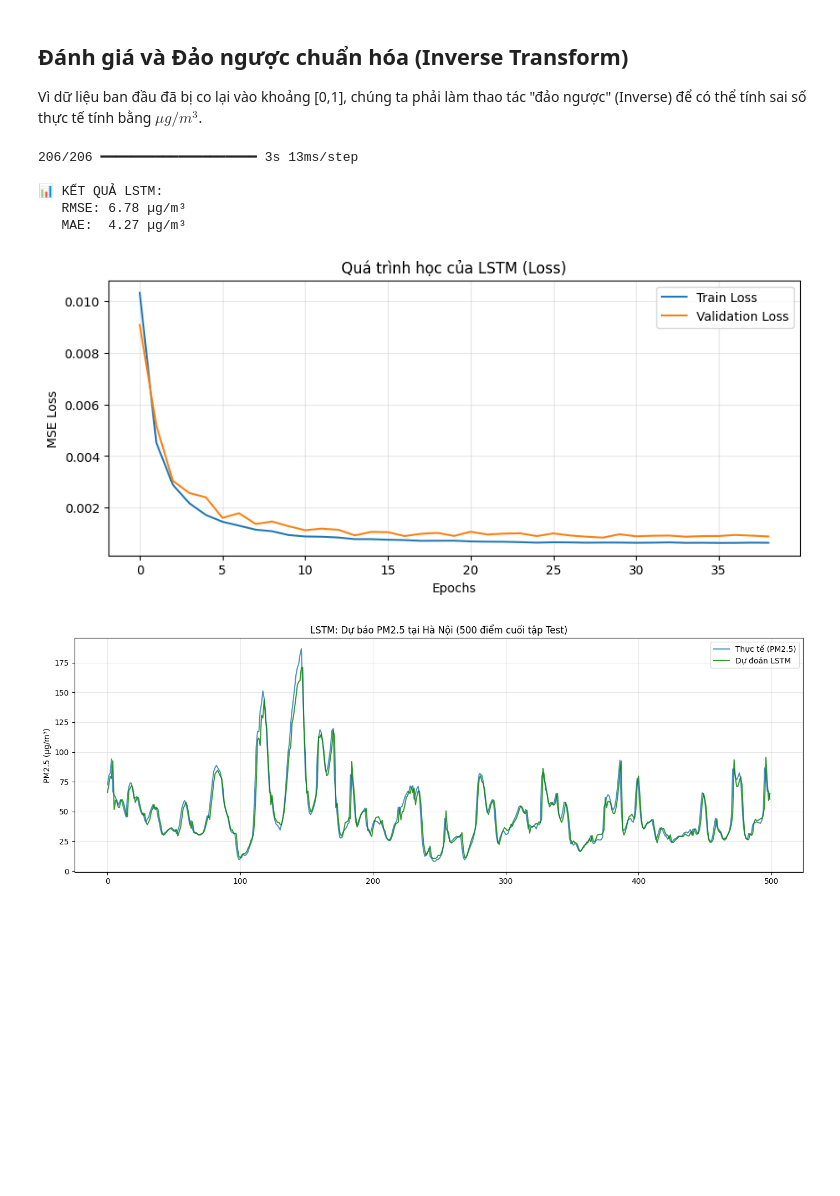
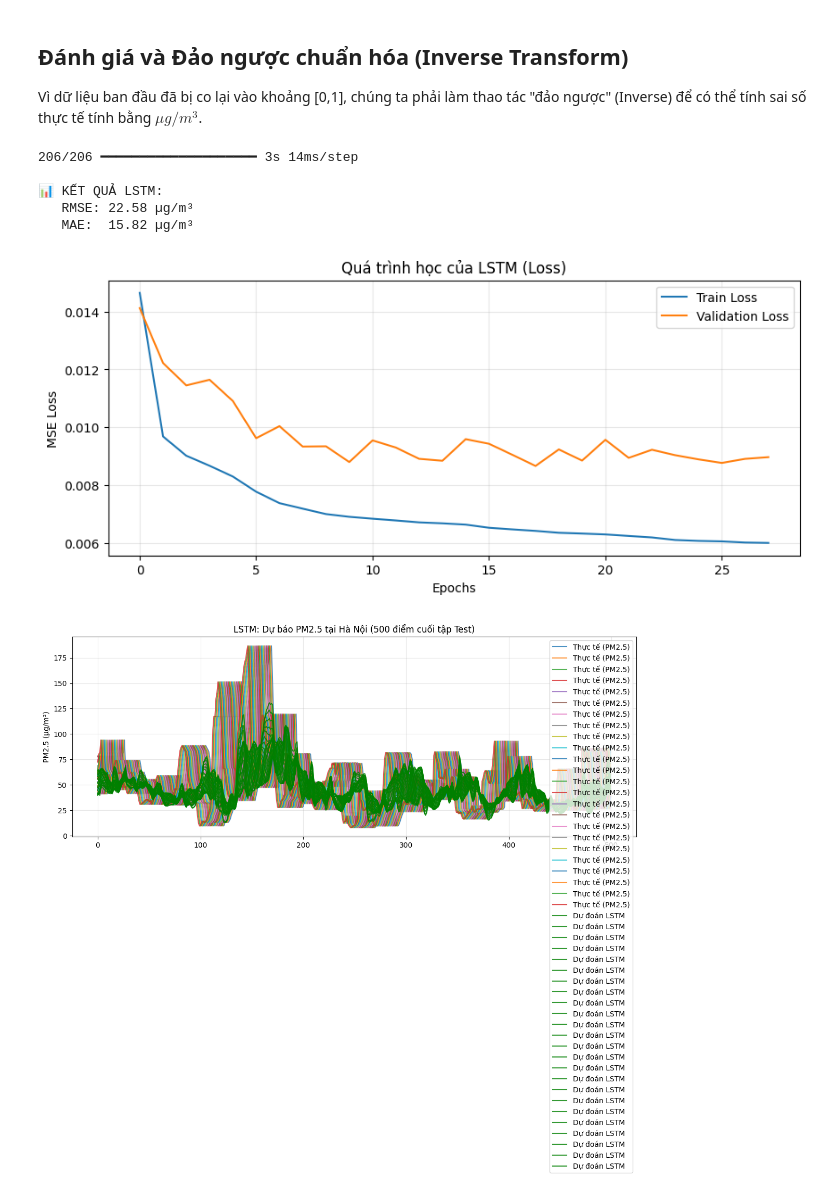
Before and after one commit to kimngoc280105/aqi-vietnam, a Jupyter notebook: models/3_lstm_deeplearning.ipynb, the cells around one changed output. Drawn from its saved outputs; the diff is of its cells as text; code cells hidden in the pictures; blank space fills up the shorter version.

```diff
--- a/models/3_lstm_deeplearning.ipynb
+++ b/models/3_lstm_deeplearning.ipynb
@@ -97,14 +97,14 @@ data_scaled = scaler.fit_transform(df_lstm.values)
 # Mỗi mẫu sẽ dùng `seq_len` giờ trước đó làm Input (X) để dự báo PM2.5 cho 1 giờ tiếp theo làm Output (y).
 SEQ_LEN = 48  # Look-back window = dùng 48 giờ trước để đoán
 
-def create_sequences(data, seq_len, target_idx=0):
+def create_sequences(data, seq_len, pred_len=24, target_idx=0):
     X, y = [], []
-    for i in range(len(data) - seq_len):
+    for i in range(len(data) - seq_len - pred_len + 1):
         X.append(data[i : i + seq_len])           # 48 bước thời gian x số features
-        y.append(data[i + seq_len, target_idx])   # Target (PM2.5) ở giờ tiếp theo
+        y.append(data[i + seq_len : i + seq_len + pred_len, target_idx])   # Target (PM2.5) ở giờ tiếp theo
     return np.array(X), np.array(y)
 
-X_all, y_all = create_sequences(data_scaled, SEQ_LEN)
+X_all, y_all = create_sequences(data_scaled, SEQ_LEN, 24)
 print(f"Kích thước tập X: {X_all.shape} (mẫu, time_steps, features)")
 print(f"Kích thước tập y: {y_all.shape}")
 
@@ -132,7 +132,7 @@ model_lstm = Sequential([
     LSTM(32, return_sequences=False),
     Dropout(0.2),
     Dense(16, activation='relu'),
-    Dense(1)
+    Dense(24) # 24 units output for 24h forecasting
 ])
 
 model_lstm.compile(
@@ -204,9 +204,12 @@ y_pred_scaled = model_lstm.predict(X_test)
 
 # Hàm đảo ngược chuẩn hóa chỉ dành cho cột Target (PM2.5)
 def inverse_pm25(scaled_values, scaler, target_idx, n_features):
-    dummy = np.zeros((len(scaled_values), n_features))
+    N, pred_len = scaled_values.shape
+    dummy = np.zeros((N * pred_len, n_features))
     dummy[:, target_idx] = scaled_values.flatten()
-    return scaler.inverse_transform(dummy)[:, target_idx]
+    inv = scaler.inverse_transform(dummy)[:, target_idx]
+    return inv.reshape(N, pred_len)
+
 
 y_pred_actual = inverse_pm25(y_pred_scaled, scaler, TARGET_IDX, len(FEATURES))
 y_test_actual = inverse_pm25(y_test, scaler, TARGET_IDX, len(FEATURES))
@@ -217,35 +220,35 @@ mae  = mean_absolute_error(y_test_actual, y_pred_actual)
 
 print(f"\n📊 KẾT QUẢ LSTM:")
 print(f"   RMSE: {rmse:.2f} µg/m³")
 print(f"   MAE:  {mae:.2f} µg/m³")
 
 # Vẽ biểu đồ Loss trong quá trình học
 plt.figure(figsize=(10, 4))
 plt.plot(history.history['loss'], label='Train Loss')
 plt.plot(history.history['val_loss'], label='Validation Loss')
 plt.title('Quá trình học của LSTM (Loss)')
 plt.xlabel('Epochs')
 plt.ylabel('MSE Loss')
 plt.legend()
 plt.grid(True, alpha=0.3)
 plt.show()
 
 # Trực quan hóa dự báo (500 điểm cuối)
 n_show = min(500, len(y_test_actual))
 plt.figure(figsize=(14, 5))
 plt.plot(range(n_show), y_test_actual[-n_show:], label='Thực tế (PM2.5)', alpha=0.8)
 plt.plot(range(n_show), y_pred_actual[-n_show:], color='green', label='Dự đoán LSTM', alpha=0.8)
 plt.title(f'LSTM: Dự báo PM2.5 tại Hà Nội ({n_show} điểm cuối tập Test)')
 plt.ylabel('PM2.5 (µg/m³)')
 plt.legend()
 plt.grid(True, alpha=0.3)
 plt.tight_layout()
 plt.show()
 # %% [output]
-206/206 ━━━━━━━━━━━━━━━━━━━━ 3s 13ms/step
+206/206 ━━━━━━━━━━━━━━━━━━━━ 3s 14ms/step
 
 📊 KẾT QUẢ LSTM:
-   RMSE: 6.78 µg/m³
-   MAE:  4.27 µg/m³
+   RMSE: 22.58 µg/m³
+   MAE:  15.82 µg/m³
-[figure, old version]
+[figure, new version]
-[figure, old version]
+[figure, new version]
```
Also changed, not shown: parts of 3 cells of this notebook, 4 other files.
